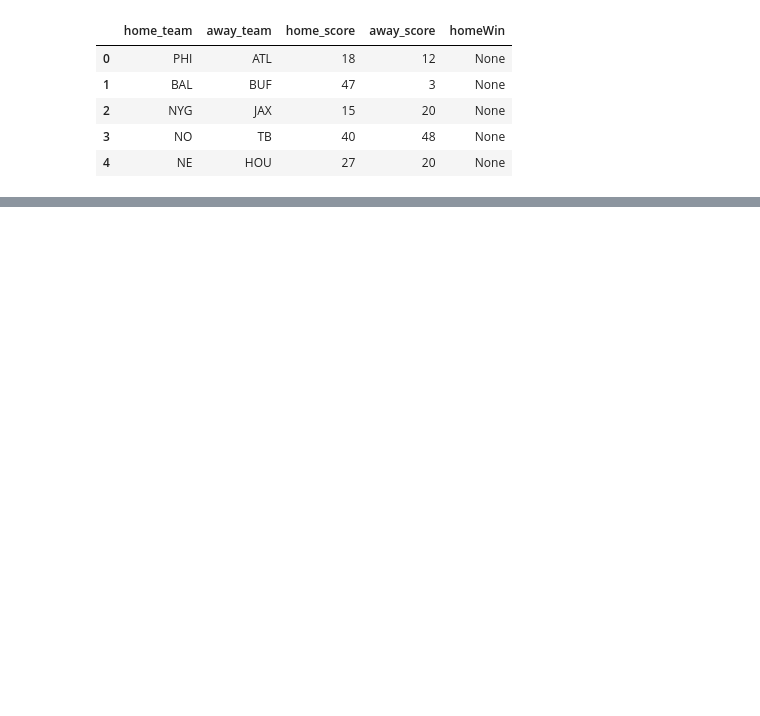
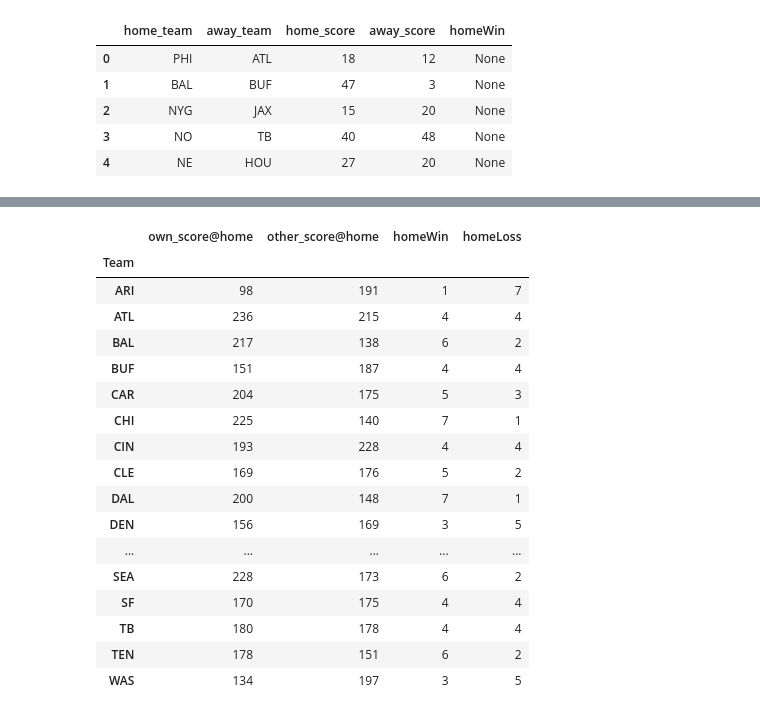
Before and after one commit to Mattyapolis/NFL-Home-Away-Analysis-, a Jupyter notebook: Home Score.ipynb, the cells around one changed output, grey strips where cells are left out. Saved outputs shown, nothing was run; the diff lists cells and outputs as text; code cells hidden in the pictures; blank space fills up the shorter version.

```diff
--- a/Home Score.ipynb
+++ b/Home Score.ipynb
@@ -60,0 +66,3 @@ Summary_Table.head()
+# %%
+TableHT = cDF2.rename(columns={"home_team": "Team", "home_score": "own_score@home", "away_score": "other_score@home"})
+TableHT.head()
@@ -60,0 +76,22 @@ Summary_Table.head()
+# %%
+HTs = TableHT.groupby('Team').sum()
+HTs
+# %% [output]
+|  | own_score@home | other_score@home | homeWin | homeLoss |
+| Team |  |  |  |  |
+| ARI | 98 | 191 | 1 | 7 |
+| ATL | 236 | 215 | 4 | 4 |
+| BAL | 217 | 138 | 6 | 2 |
+| BUF | 151 | 187 | 4 | 4 |
+| CAR | 204 | 175 | 5 | 3 |
+| CHI | 225 | 140 | 7 | 1 |
+| CIN | 193 | 228 | 4 | 4 |
+| CLE | 169 | 176 | 5 | 2 |
+| DAL | 200 | 148 | 7 | 1 |
+| DEN | 156 | 169 | 3 | 5 |
+| ... | ... | ... | ... | ... |
+| SEA | 228 | 173 | 6 | 2 |
+| SF | 170 | 175 | 4 | 4 |
+| TB | 180 | 178 | 4 | 4 |
+| TEN | 178 | 151 | 6 | 2 |
+| WAS | 134 | 197 | 3 | 5 |
```
Also changed, not shown: parts of 17 cells of this notebook, 2 other files.
